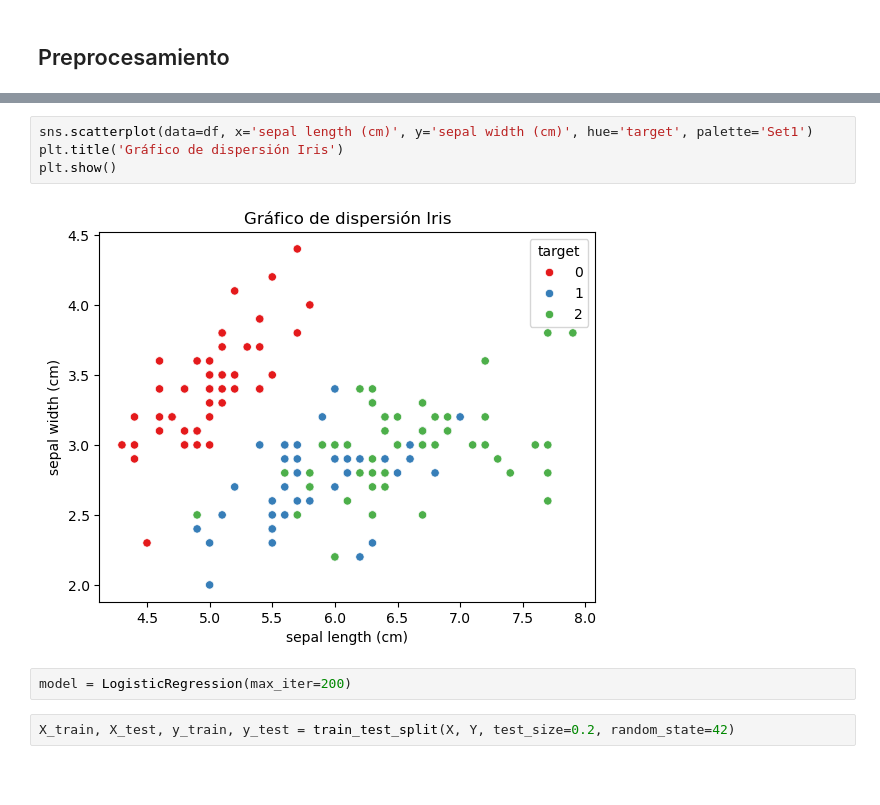
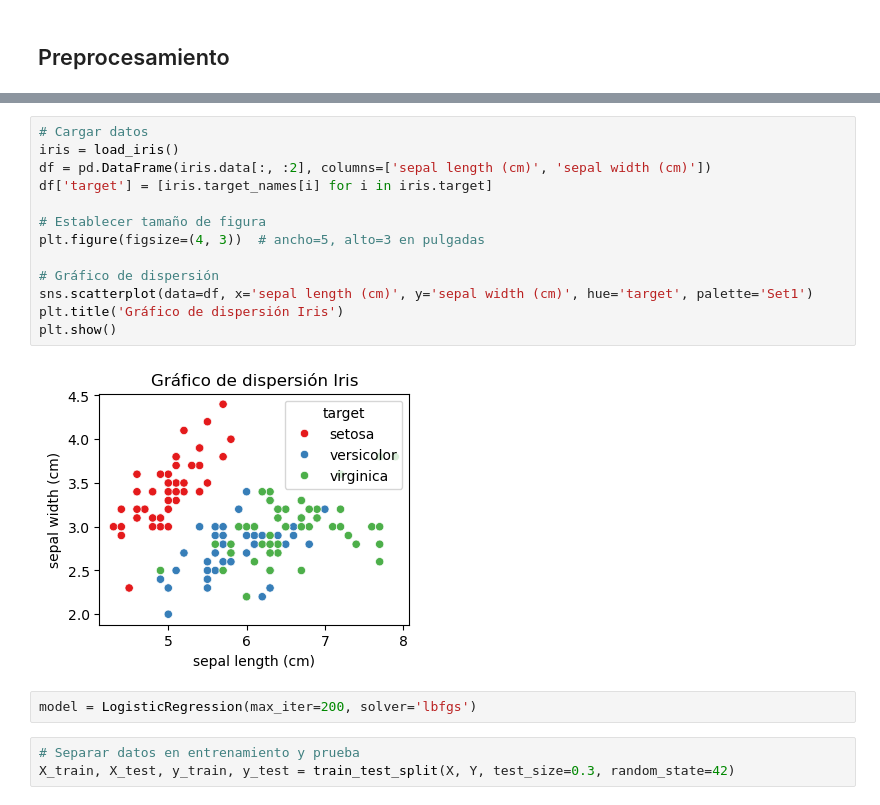
Before and after one commit to Gecri/K-means, a Jupyter notebook: regresion_logistica.ipynb, the cells around one changed output, grey strips where cells are left out. Drawn from its saved outputs; the diff is of its cells as text; blank space fills up the shorter version.

```diff
--- a/regresion_logistica.ipynb
+++ b/regresion_logistica.ipynb
@@ -52,13 +63,23 @@ print(df.head(10))
 # %%
+# Cargar datos
+iris = load_iris()
+df = pd.DataFrame(iris.data[:, :2], columns=['sepal length (cm)', 'sepal width (cm)'])
+df['target'] = [iris.target_names[i] for i in iris.target]
+
+# Establecer tamaño de figura
+plt.figure(figsize=(4, 3))  # ancho=5, alto=3 en pulgadas
+
+# Gráfico de dispersión
 sns.scatterplot(data=df, x='sepal length (cm)', y='sepal width (cm)', hue='target', palette='Set1')
 plt.title('Gráfico de dispersión Iris')
 plt.show()
 # %% [output]
-[figure, old version]
+[figure, new version]
 # %%
-model = LogisticRegression(max_iter=200)
+model = LogisticRegression(max_iter=200, solver='lbfgs')
 # %%
-X_train, X_test, y_train, y_test = train_test_split(X, Y, test_size=0.2, random_state=42)
+# Separar datos en entrenamiento y prueba
+X_train, X_test, y_train, y_test = train_test_split(X, Y, test_size=0.3, random_state=42)
 # %%
 # Entrenar el modelo de regresión logística
 model.fit(X_train, y_train)
```
Also changed, not shown: parts of 8 cells of this notebook.
